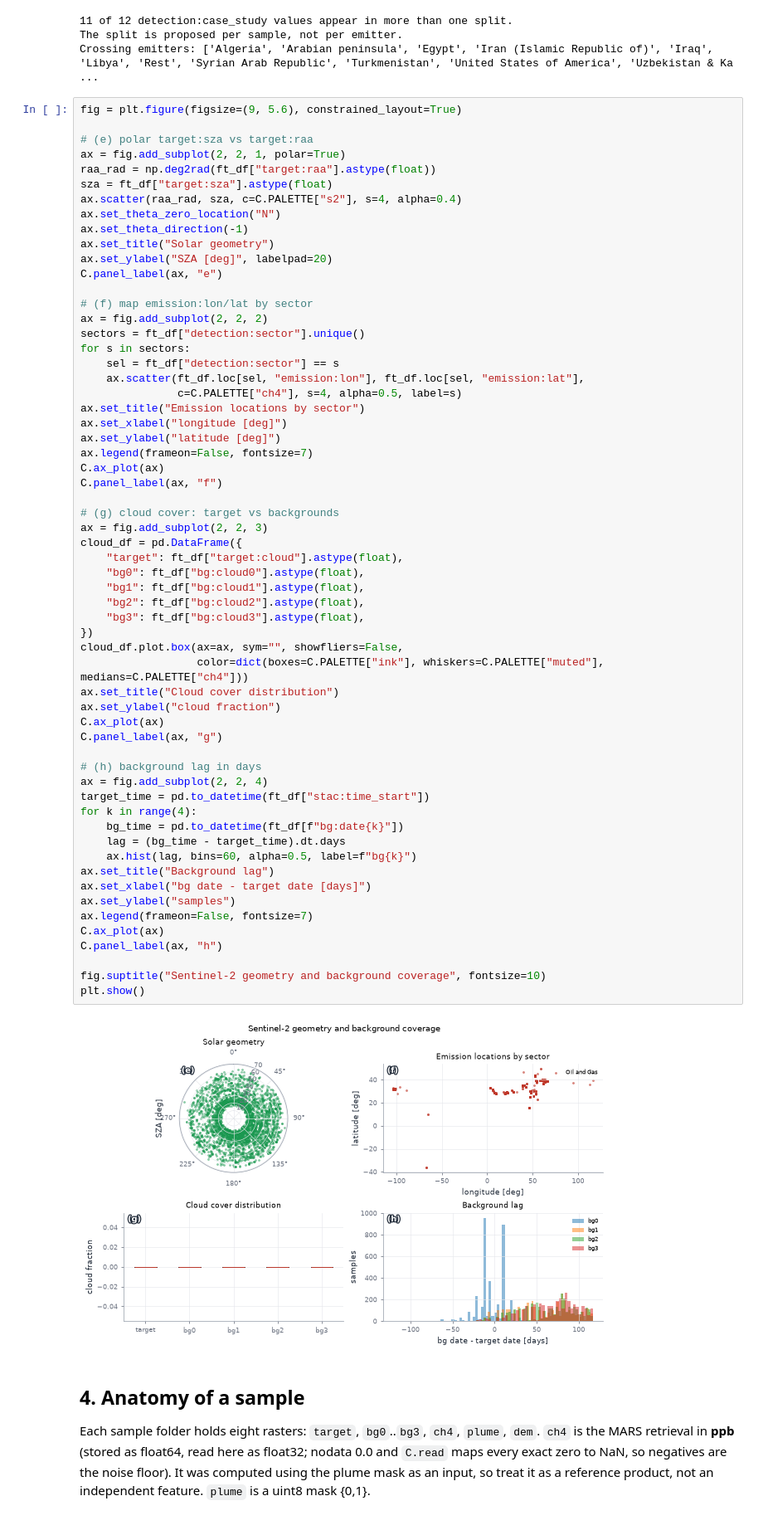
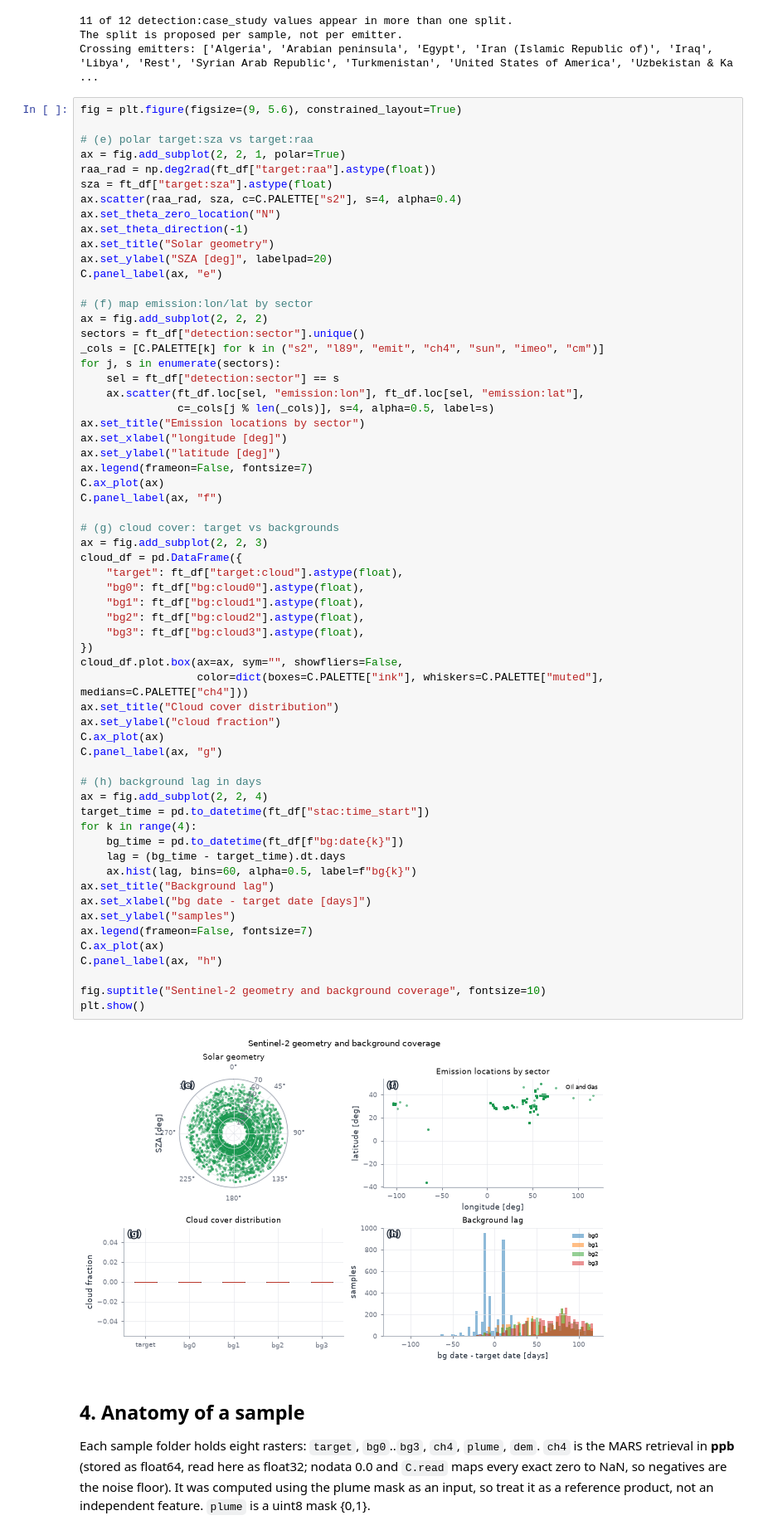
Before and after one commit to IPL-UV/taco-methaneset, a Jupyter notebook: methaneset-codes/notebooks/01_s2.ipynb, the cells around one changed output. Shown at 83% size. Cells and saved outputs as stored; diff of their text form.

Commit message:
Fix the slider scene mix, the scalebar on inverted axes and the sector colours

```diff
--- a/methaneset-codes/notebooks/01_s2.ipynb
+++ b/methaneset-codes/notebooks/01_s2.ipynb
@@ -193,10 +193,11 @@ C.panel_label(ax, "e")
 # (f) map emission:lon/lat by sector
 ax = fig.add_subplot(2, 2, 2)
 sectors = ft_df["detection:sector"].unique()
-for s in sectors:
+_cols = [C.PALETTE[k] for k in ("s2", "l89", "emit", "ch4", "sun", "imeo", "cm")]
+for j, s in enumerate(sectors):
     sel = ft_df["detection:sector"] == s
     ax.scatter(ft_df.loc[sel, "emission:lon"], ft_df.loc[sel, "emission:lat"],
-               c=C.PALETTE["ch4"], s=4, alpha=0.5, label=s)
+               c=_cols[j % len(_cols)], s=4, alpha=0.5, label=s)
 ax.set_title("Emission locations by sector")
 ax.set_xlabel("longitude [deg]")
 ax.set_ylabel("latitude [deg]")
@@ -210,34 +211,34 @@ cloud_df = pd.DataFrame({
     "target": ft_df["target:cloud"].astype(float),
     "bg0": ft_df["bg:cloud0"].astype(float),
     "bg1": ft_df["bg:cloud1"].astype(float),
     "bg2": ft_df["bg:cloud2"].astype(float),
     "bg3": ft_df["bg:cloud3"].astype(float),
 })
 cloud_df.plot.box(ax=ax, sym="", showfliers=False,
                   color=dict(boxes=C.PALETTE["ink"], whiskers=C.PALETTE["muted"], medians=C.PALETTE["ch4"]))
 ax.set_title("Cloud cover distribution")
 ax.set_ylabel("cloud fraction")
 C.ax_plot(ax)
 C.panel_label(ax, "g")
 
 # (h) background lag in days
 ax = fig.add_subplot(2, 2, 4)
 target_time = pd.to_datetime(ft_df["stac:time_start"])
 for k in range(4):
     bg_time = pd.to_datetime(ft_df[f"bg:date{k}"])
     lag = (bg_time - target_time).dt.days
     ax.hist(lag, bins=60, alpha=0.5, label=f"bg{k}")
 ax.set_title("Background lag")
 ax.set_xlabel("bg date - target date [days]")
 ax.set_ylabel("samples")
 ax.legend(frameon=False, fontsize=7)
 C.ax_plot(ax)
 C.panel_label(ax, "h")
 
 fig.suptitle("Sentinel-2 geometry and background coverage", fontsize=10)
 plt.show()
 # %% [output]
-[figure, old version]
+[figure, new version]
 # %% [markdown]
 ## 4. Anatomy of a sample
 Each sample folder holds eight rasters: `target`, `bg0`..`bg3`, `ch4`, `plume`, `dem`.
```
Also changed, not shown: parts of 7 cells of this notebook, 3 other files.
